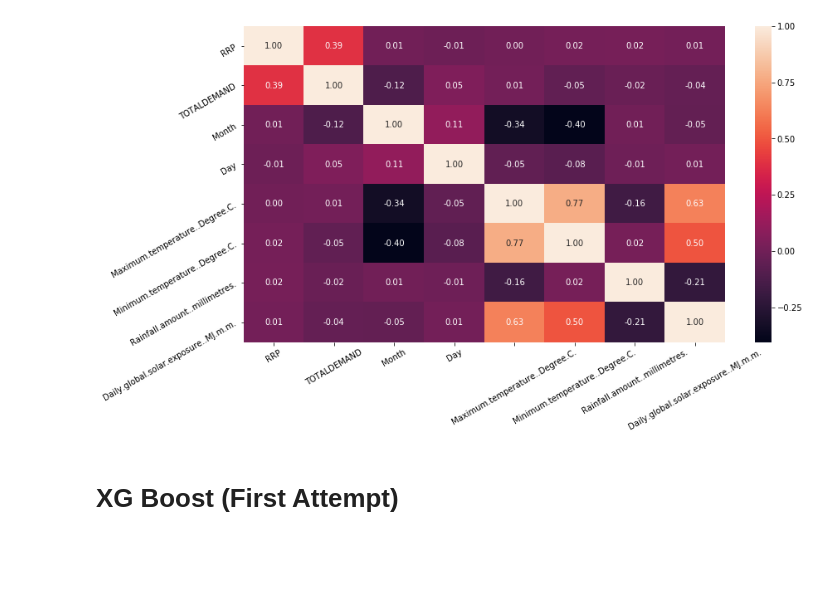
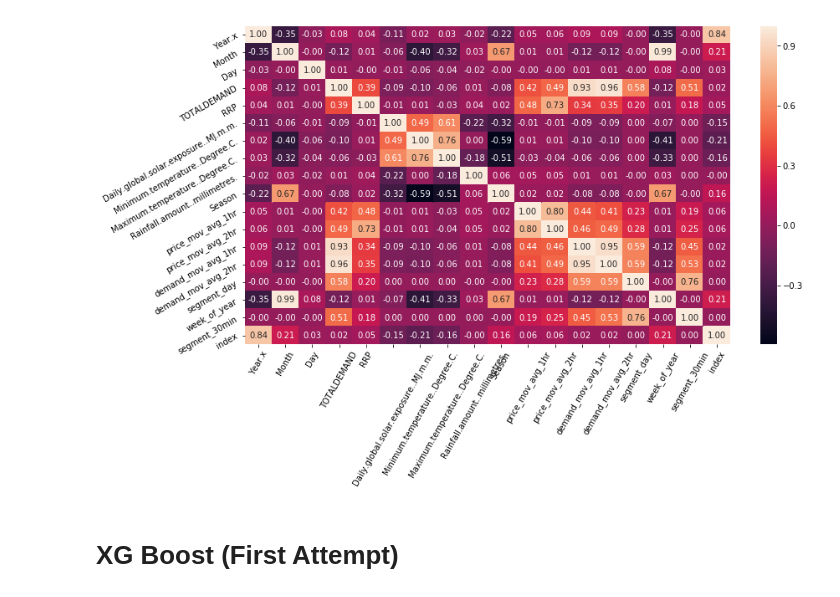
Before and after one commit to DonaldTurton/AT2_Advanced_Data_Algorithms, a Jupyter notebook: AT2_GetData.ipynb, the cells around one changed output. Cells and saved outputs as stored; diff of their text form; code cells hidden in the pictures; blank space fills up the shorter version.

Commit message:
XGB with visualizations

```diff
--- a/AT2_GetData.ipynb
+++ b/AT2_GetData.ipynb
@@ -15,7 +15,7 @@ from sklearn.model_selection import train_test_split
 from sklearn.preprocessing import Imputer
 # %%
 # Read csv
-url = 'https://raw.githubusercontent.com/DonaldTurton/AT2_Advanced_Data_Algorithms/master/2018_19_final_data.csv'
+url = 'https://raw.githubusercontent.com/DonaldTurton/AT2_Advanced_Data_Algorithms/master/adaa_data.csv'
 data = pd.read_csv(url)
 data.head()
 # %% [output]
@@ -33,5 +33,6 @@ data.shape   #28280Obs 28var
 # %%
+### WE ARE NOW USING ALL THE VARIABLES
 # Data Set Selection
-data = data.loc[:, ["RRP", "TOTALDEMAND", "Month", "Day", "time", "Maximum.temperature..Degree.C.", "Minimum.temperature..Degree.C.", "Rainfall.amount..millimetres.", "Daily.global.solar.exposure..MJ.m.m."]]
+#data = data.loc[:, ["RRP", "TOTALDEMAND", "Month", "Day", "time", "Maximum.temperature..Degree.C.", "Minimum.temperature..Degree.C.", "Rainfall.amount..millimetres.", "Daily.global.solar.exposure..MJ.m.m."]]
 #month, day, demand, maxtemp, mintemp, rainfall, solarexpo, timeofday
-data.head()
+#data.head()
@@ -96,12 +101,12 @@ dtype: int64
 # %%
 corr = data.corr()
 plt.figure(figsize=(13,7))
 a = sns.heatmap(corr, annot=True, fmt='.2f')
-rotx = a.set_xticklabels(a.get_xticklabels(), rotation=30)
+rotx = a.set_xticklabels(a.get_xticklabels(), rotation=60)
 roty = a.set_yticklabels(a.get_yticklabels(), rotation=30)
 plt.show()
 # %% [output]
-[figure, old version]
+[figure, new version]
 # %% [markdown]
 # XG Boost (First Attempt)
 # %%
```
Also changed, not shown: parts of 25 cells of this notebook.
